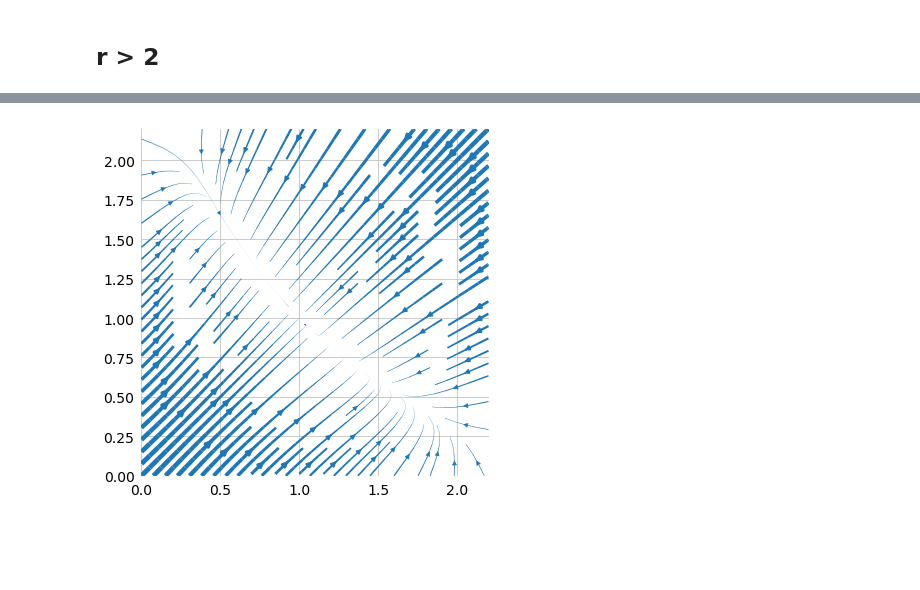
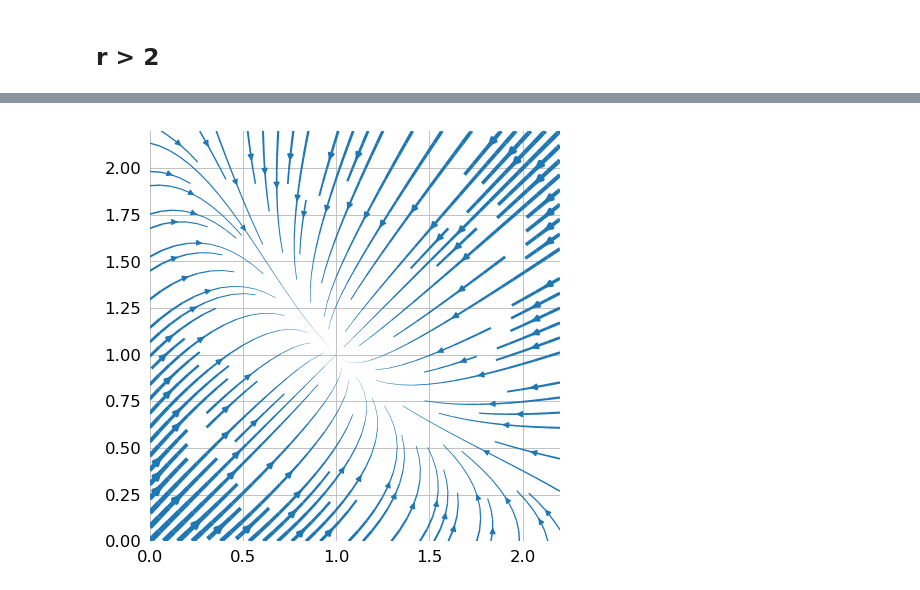
Before and after one commit to tfiers/strogatz, a Jupyter notebook: notebooks/1_2_Gene_control.ipynb, the cells around one changed output, grey strips where cells are left out. Cells and saved outputs as stored; diff of their text form; code cells hidden in the pictures; blank space fills up the shorter version.

Commit message:
Gene control figures and maths done

```diff
--- a/notebooks/1_2_Gene_control.ipynb
+++ b/notebooks/1_2_Gene_control.ipynb
@@ -69,5 +94,5 @@ array([[1.20000000e+00, 1.23044738e+00, 1.76651099e+00, 4.51968492e+00,
 # %%
-field = get_field(2.2, r=2)
-streamplot(*field, speed=True);
+field = get_field(xmax=2.2, r=1)
+fig, ax = streamplot(*field, speed=True);
 # %% [output]
-[figure, old version]
+[figure, new version]
```
Also changed, not shown: parts of 12 cells of this notebook, 7 other files.
